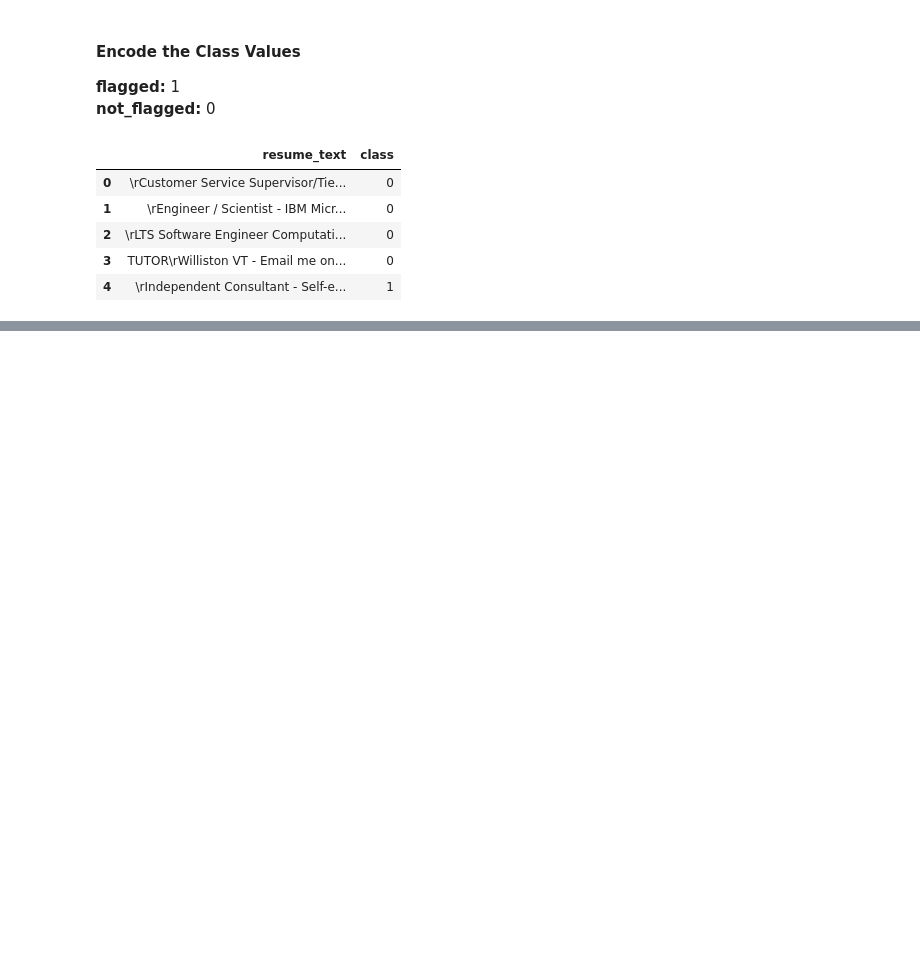
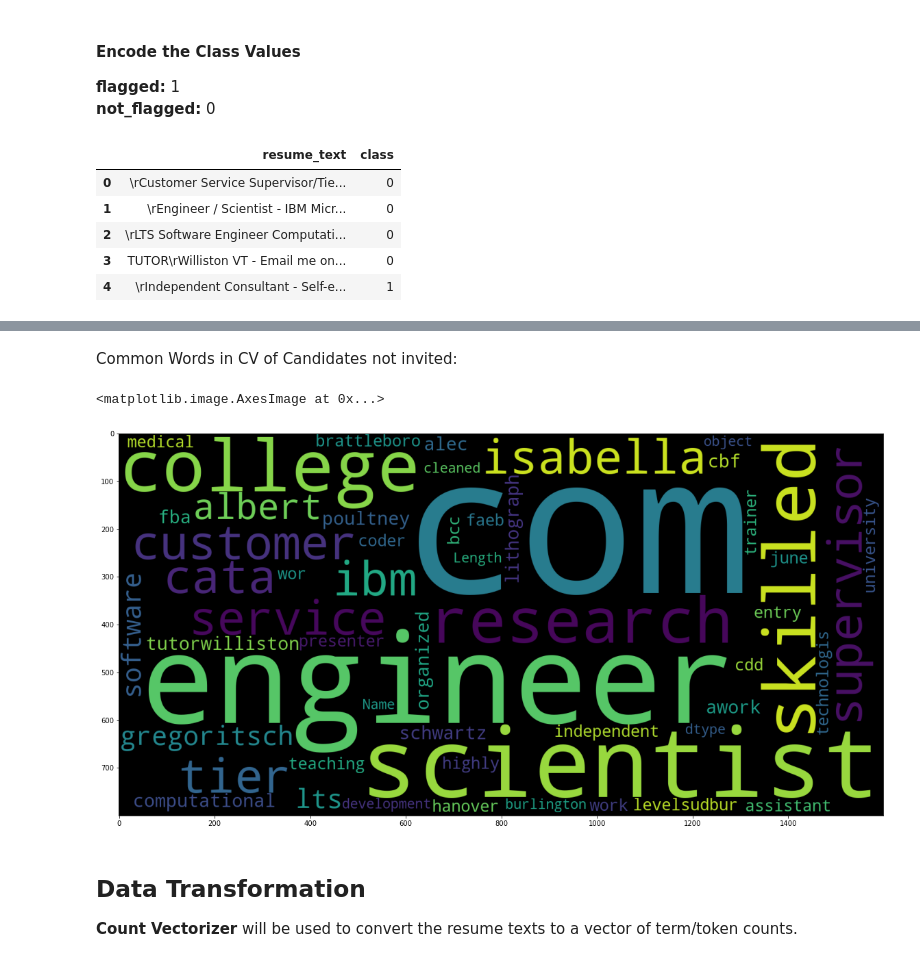
Before and after one commit to nnitiwe-dev/Resume_classifier, a Jupyter notebook: notebook/resume_classifier_with_naive_bayes_classifier.ipynb, the cells around one changed output, grey strips where cells are left out. Saved outputs shown, nothing was run; the diff lists cells and outputs as text; code cells hidden in the pictures; blank space fills up the shorter version.

```diff
--- a/notebook/resume_classifier_with_naive_bayes_classifier.ipynb
+++ b/notebook/resume_classifier_with_naive_bayes_classifier.ipynb
@@ -107,0 +174,14 @@ resume_df.head()
+# %% [markdown]
+Common Words in CV of Candidates not invited:
+# %%
+# plot the word cloud for text that is flagged
+plt.figure(figsize = (20,20))
+wc_not=WordCloud(max_words=2000,width=1600, height=800,stopwords=stop_words).generate(str(resume_df[resume_df['class']==0].cleaned))
+plt.imshow(wc_not)
+# %% [output]
+<matplotlib.image.AxesImage at 0x...>
+[figure, added]
+# %% [markdown]
+## Data Transformation
+
+**Count Vectorizer** will be used to convert the resume texts to a vector of term/token counts.
```
Also changed, not shown: parts of 20 cells of this notebook.
